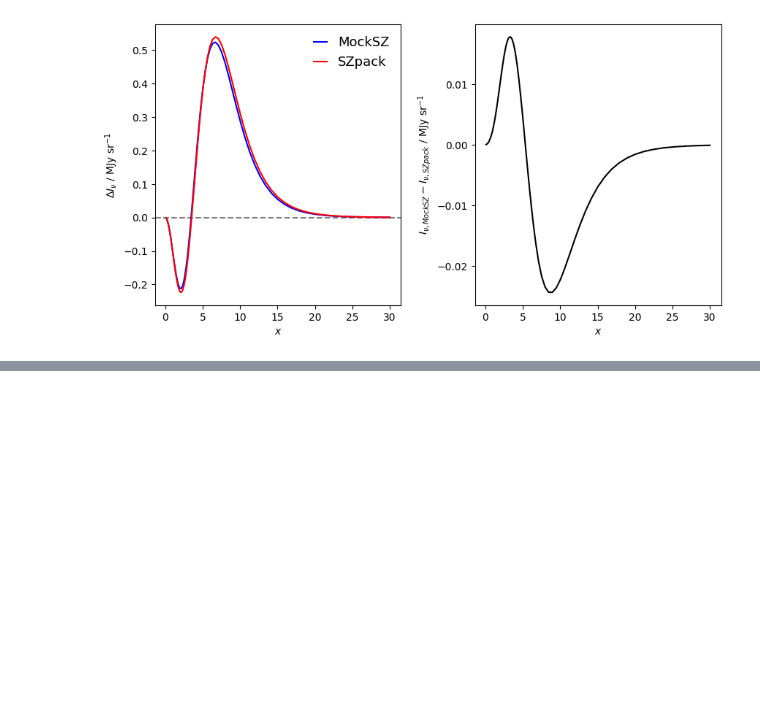
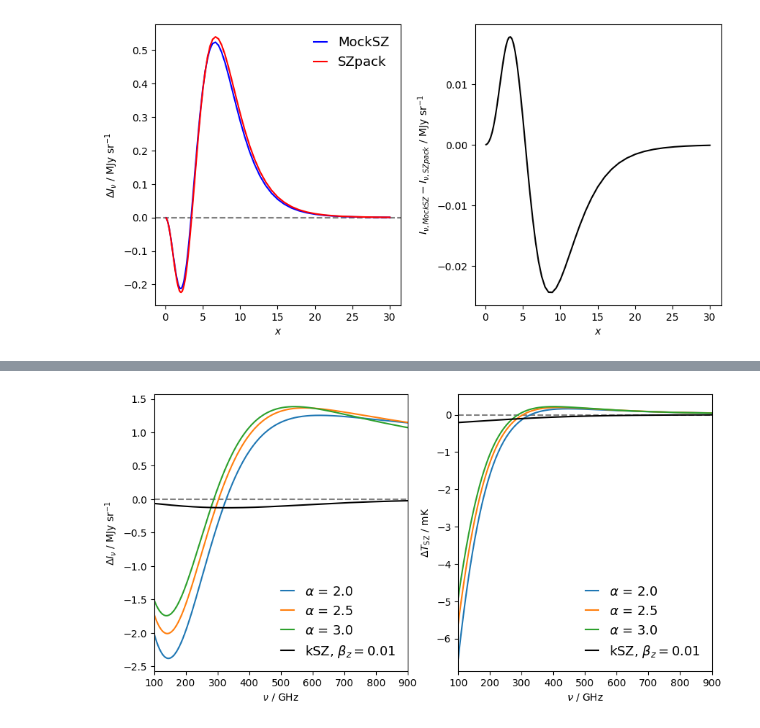
Before and after one commit to arendMoerman/MockSZ, a Jupyter notebook: etc/demos/SinglePointing.ipynb, the cells around one changed output, grey strips where cells are left out. Saved outputs shown, nothing was run; the diff lists cells and outputs as text; code cells hidden in the pictures; blank space fills up the shorter version.

```diff
--- a/etc/demos/SinglePointing.ipynb
+++ b/etc/demos/SinglePointing.ipynb
@@ -192,0 +199,49 @@ pt.show()
+# %%
+alpha = np.array([2, 2.5, 3])
+
+numin = 100
+numax = 900
+
+tau_e = 0.01
+num_arr = 1000
+nu = np.linspace(numin, numax, num=num_arr) * 1e9
+nu_plot = nu * 1e-9
+
+beta_z = 0.01
+v_pec = beta_z * 3e8 * 1e-3
+
+fig, ax = pt.subplots(1,2, figsize=(10, 5))
+
+for i in range(3):
+    ntSZ = simObj.getSingleSignal_ntSZ(nu, alpha[i], no_CMB=True, n_s=500, n_beta=500) * tau_e
+    ntSZ_MJy = MConv.SI_JySr(ntSZ) * 1e-6
+    ntSZ_mK = MConv.SI_Temp(ntSZ, nu) * 1e3
+
+    label = r"$\alpha$" + f" = {alpha[i]:.1f}"
+
+    ax[0].plot(nu_plot, ntSZ_MJy, label=label)
+    ax[1].plot(nu_plot, ntSZ_mK, label=label)
+
+label = r"kSZ, $\beta_z={:.2f}$".format(beta_z)
+
+ax[0].plot(nu_plot, kSZ_MJy, color="black", label=label)
+ax[1].plot(nu_plot, kSZ_mK, color="black", label=label)
+
+ax[0].axhline(y=0, zorder=0, color="grey", ls="dashed")
+ax[0].set_xlim(numin, numax)
+
+ax[0].set_ylabel(r"$\Delta I_\nu$ / MJy sr$^{-1}$")
+ax[0].set_xlabel(r"$\nu$ / GHz")
+
+ax[0].legend(frameon=False, prop={'size': 13},handlelength=1)
+
+ax[1].axhline(y=0, zorder=0, color="grey", ls="dashed")
+ax[1].set_xlim(numin, numax)
+
+ax[1].set_ylabel(r"$\Delta T_\mathrm{SZ}$ / mK")
+ax[1].set_xlabel(r"$\nu$ / GHz")
+ax[1].legend(frameon=False, prop={'size': 13},handlelength=1)
+
+pt.show()
+# %% [output]
+[figure, added]
```
Also changed, not shown: parts of 6 cells of this notebook, 27 other files.
